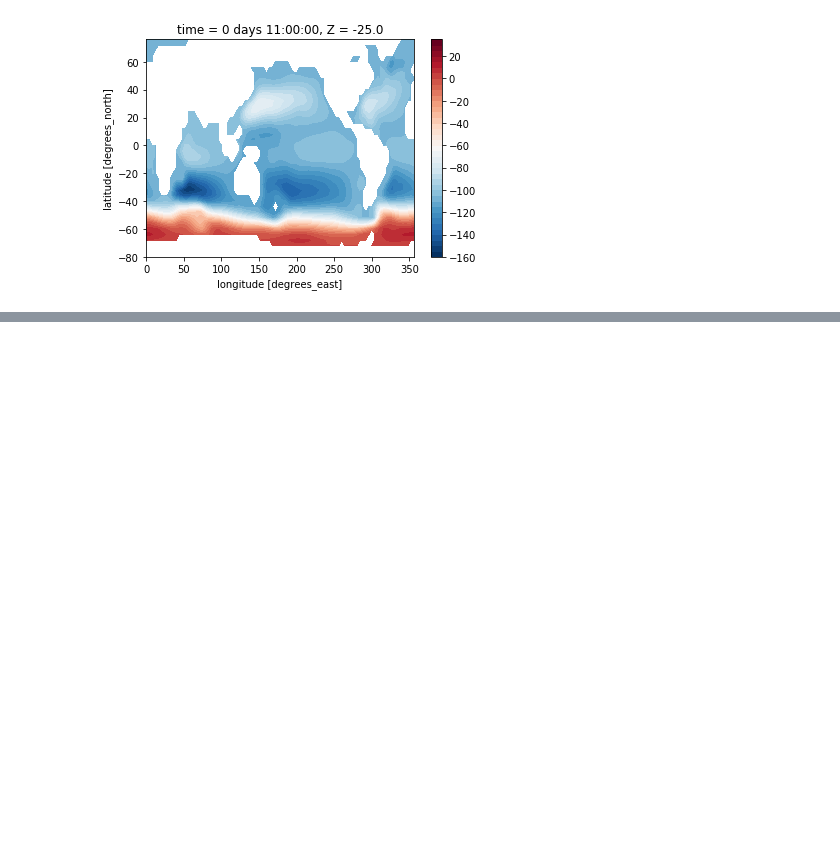
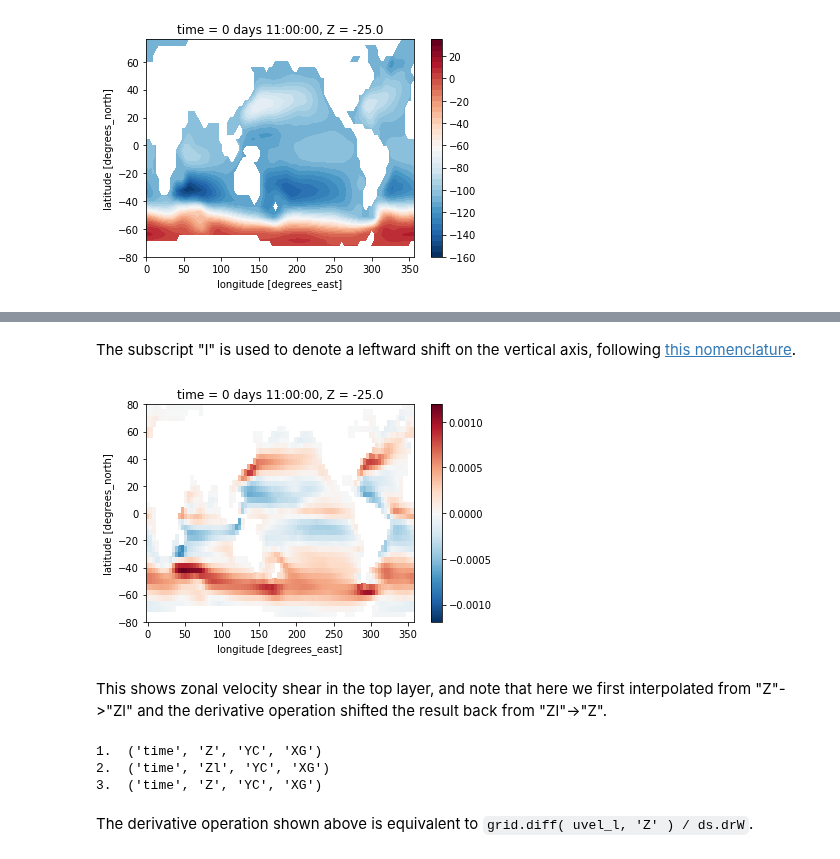
Before and after one commit to xgcm/xgcm, a Jupyter notebook: doc/grid_metrics.ipynb, the cells around one changed output, grey strips where cells are left out. Cells and saved outputs as stored; diff of their text form; code cells hidden in the pictures; blank space fills up the shorter version.

Commit message:
added derivative documentation, fixes issue #160 X->Z

```diff
--- a/doc/grid_metrics.ipynb
+++ b/doc/grid_metrics.ipynb
@@ -165,0 +179,24 @@ maskZ = grid.interp(ds.hFacS, 'X').isel(Z=0)
+# %%
+uvel_l = grid.interp(ds.UVEL,'Z')
+vvel_l = grid.interp(ds.VVEL,'Z')
+theta_l = grid.interp(ds.THETA,'Z')
+# %% [markdown]
+The subscript "l" is used to denote a leftward shift on the vertical axis, following [this nomenclature](https://xgcm.readthedocs.io/en/latest/grids.html#axes-and-positions).
+# %%
+zonal_shear = grid.derivative(uvel_l,'Z')
+zonal_shear.isel(Z=0).plot();
+# %% [output]
+[figure, added]
+# %% [markdown]
+This shows zonal velocity shear in the top layer, and note that here we first interpolated from "Z"->"Zl" and
+the derivative operation shifted the result back from "Zl"->"Z".
+# %%
+print('1. ', ds.UVEL.dims)
+print('2. ', uvel_l.dims)
+print('3. ', zonal_shear.dims)
+# %% [output]
+1.  ('time', 'Z', 'YC', 'XG')
+2.  ('time', 'Zl', 'YC', 'XG')
+3.  ('time', 'Z', 'YC', 'XG')
+# %% [markdown]
+The derivative operation shown above is equivalent to `grid.diff( uvel_l, 'Z' ) / ds.drW`.
```
Also changed, not shown: parts of 14 cells of this notebook.
